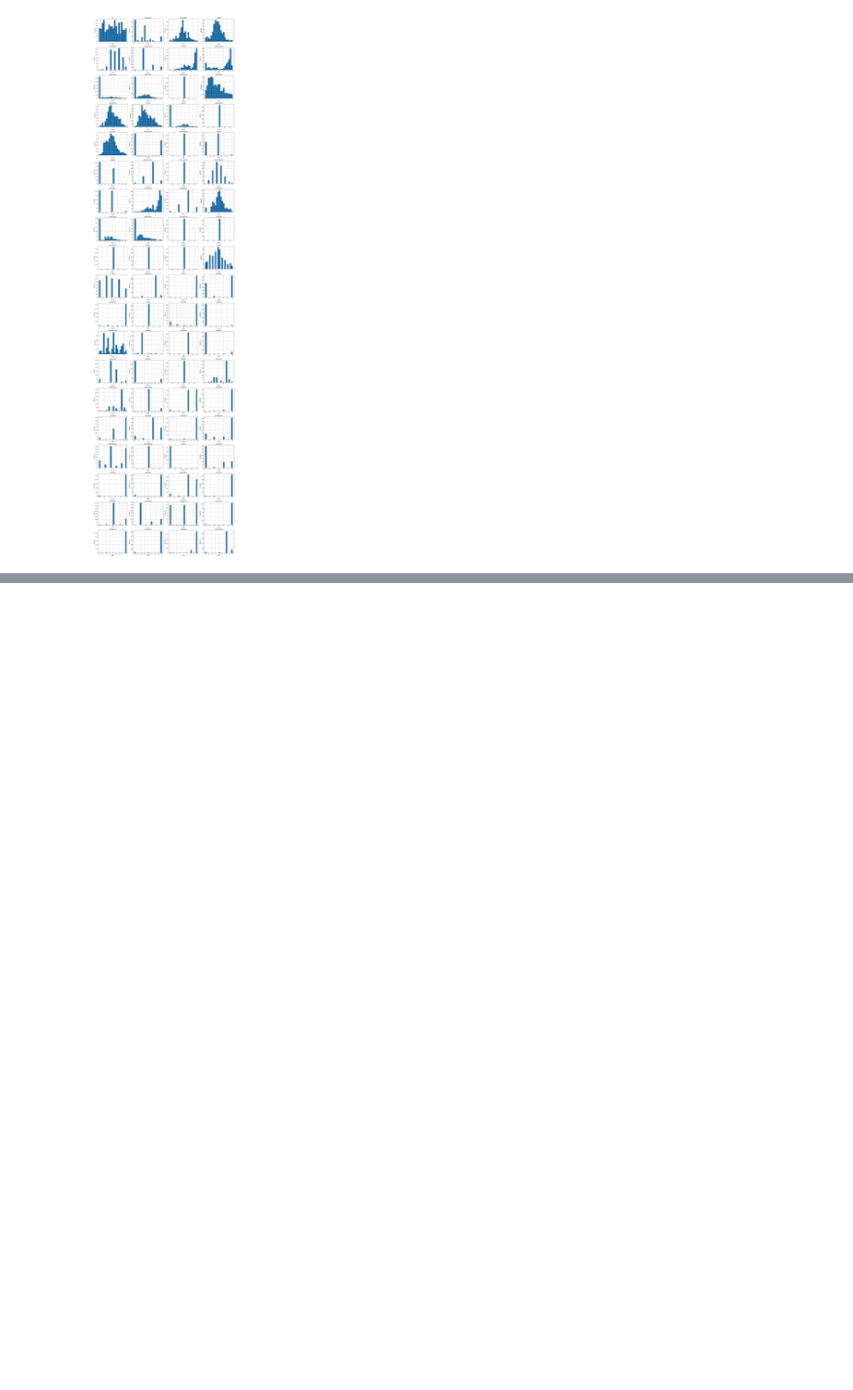
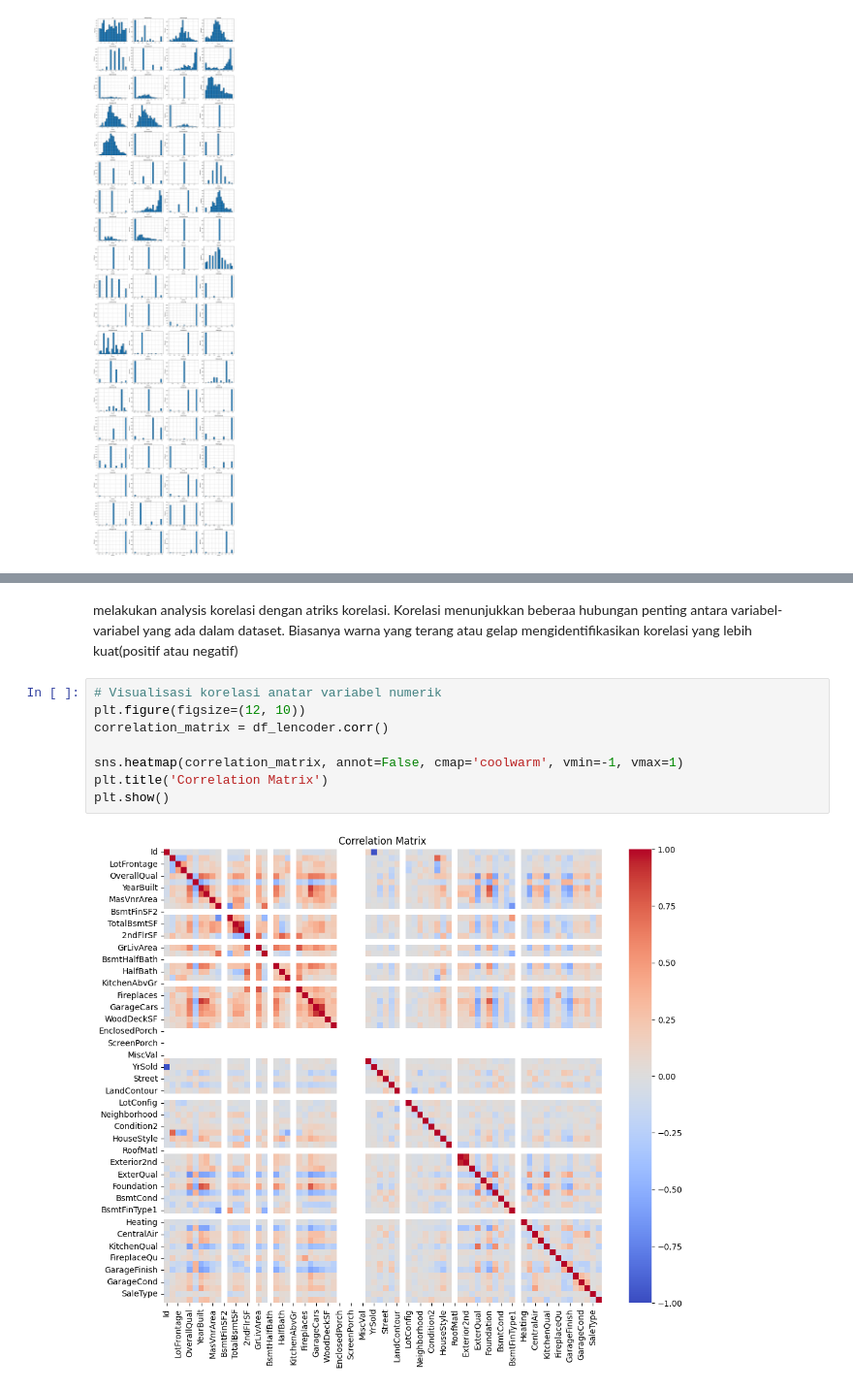
Before and after one commit to aprizal543/Machine_Learning_Regresi, a Jupyter notebook: Prediksi_test.ipynb, the cells around one changed output, grey strips where cells are left out. Shown at 97% size. Drawn from its saved outputs; the diff is of its cells as text; blank space fills up the shorter version.

```diff
--- a/Prediksi_test.ipynb
+++ b/Prediksi_test.ipynb
@@ -327,0 +335,12 @@ plt.figure()
+# %% [markdown]
+melakukan analysis korelasi dengan atriks korelasi. Korelasi menunjukkan beberaa hubungan penting antara variabel-variabel yang ada dalam dataset. Biasanya warna yang terang atau gelap mengidentifikasikan korelasi yang lebih kuat(positif atau negatif)
+# %%
+# Visualisasi korelasi anatar variabel numerik
+plt.figure(figsize=(12, 10))
+correlation_matrix = df_lencoder.corr()
+
+sns.heatmap(correlation_matrix, annot=False, cmap='coolwarm', vmin=-1, vmax=1)
+plt.title('Correlation Matrix')
+plt.show()
+# %% [output]
+[figure, added]
```
Also changed, not shown: parts of 3 cells of this notebook.
